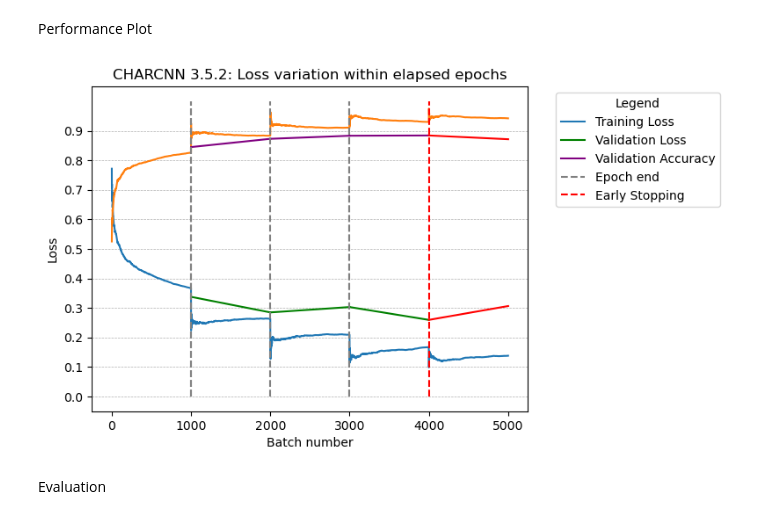
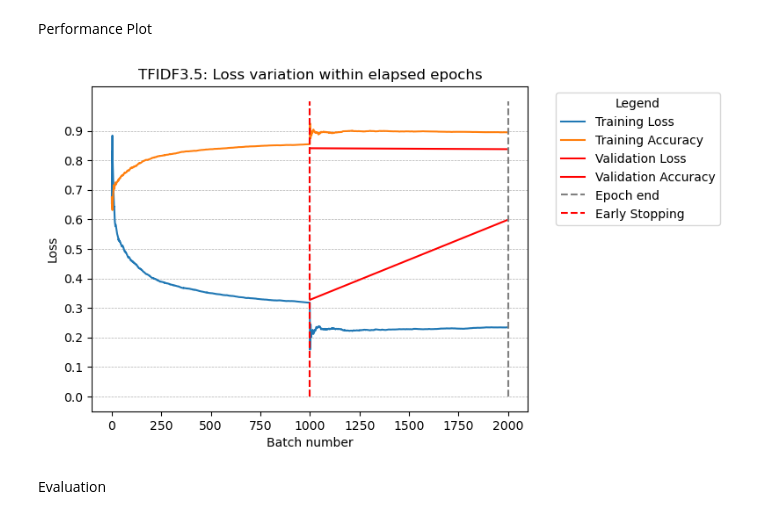
Before and after one commit to vebyorn/NHH, a Jupyter notebook: Deep Learning/BOWCNN.ipynb, the cells around one changed output. Drawn from its saved outputs; the diff is of its cells as text; code cells hidden in the pictures.

```diff
--- a/Deep Learning/BOWCNN.ipynb
+++ b/Deep Learning/BOWCNN.ipynb
@@ -114,7 +124,7 @@ Once this section is complete, there is no need to rerun it, unless changes to t
 #### Creating Test Sets
 # %%
 # selecting X and Y (change dataframe as you did above)
-X = selectDict('CHAR') # List: BOW, CHAR, tfIDF, LDABOC
+X = selectDict('tfIDF') # List: BOW, CHAR, tfIDF
 Y = bal['Scam'].values
 # %%
 # creating randomly selected balanced training and validation sets
@@ -168,17 +423,12 @@ class BatchAccuracyCallback(Callback):
 inputLayer = layers.Input(shape=(X_train_reshaped.shape[1], 1))
 
 #Convolutional layer
-conv1 = layers.Conv1D(128, 3, activation=gelu, padding='same')(inputLayer)
-conv2 = layers.Conv1D(128, 7, activation=gelu, padding='same')(inputLayer)
+conv1 = layers.Conv1D(128, 5, activation=gelu, padding='same')(inputLayer)
 max_pool1 = layers.MaxPooling1D()(conv1)
-max_pool2 = layers.MaxPooling1D()(conv2)
-
-#MaxPooling layer
-concat = layers.Concatenate()([max_pool1, max_pool2])
-drop1 = layers.Dropout(0.01)(concat)
+drop1 = layers.Dropout(0.01)(max_pool1)
 
 #Dense Layer
-flatten = layers.Flatten()(concat)
+flatten = layers.Flatten()(drop1)
 dense = layers.Dense(128, activation=gelu)(flatten)
 drop2 = layers.Dropout(0.01)(dense)
 bnorm1 = layers.BatchNormalization()(drop2)
@@ -194,7 +444,7 @@ output = layers.Dense(1, activation="sigmoid")(drop3)
 model = Model(inputs=inputLayer, outputs=output)
 # %%
 # Optimiser
-optimizer = optimizer = tfa.optimizers.RectifiedAdam(learning_rate=0.001, weight_decay=0.01)
+optimizer = tf.optimizers.Adam()
 
 
 # Callbacks
@@ -213,5 +482,5 @@ model.compile(loss='binary_crossentropy', optimizer=optimizer, metrics=['accurac
 History
 # %%
 # Train the model
-history = model.fit(X_train_reshaped, Y_train, epochs=100, validation_data=(X_val_reshaped, Y_val), batch_size=40, callbacks=callbacks_list)
+history = model.fit(X_train_reshaped, Y_train, epochs=5, validation_data=(X_val_reshaped, Y_val), batch_size=40, callbacks=callbacks_list)
 # %% [output]
@@ -231,36 +494,28 @@ Performance Plot
 # %%
 # Plot the batch-wise loss variation within the epoch
 plt.plot(np.arange(len(batch_loss_callback.batch_losses)), batch_loss_callback.batch_losses, label='Training Loss')
 # Plot the batch-wise accuracy variation within the epochs
-plt.plot(np.arange(len(batch_accuracy_callback.batch_accuracies)), batch_accuracy_callback.batch_accuracies)
+plt.plot(np.arange(len(batch_accuracy_callback.batch_accuracies)), batch_accuracy_callback.batch_accuracies, label='Training Accuracy')
 
 # draw line sbetween the points
-plt.plot([1000, 2000], [history.history['val_loss'][0], history.history['val_loss'][1]], color='green', label='Validation Loss')
-plt.plot([2000, 3000], [history.history['val_loss'][1], history.history['val_loss'][2]], color='green')
-plt.plot([3000, 4000], [history.history['val_loss'][2], history.history['val_loss'][3]], color='green')
-plt.plot([4000, 5000], [history.history['val_loss'][3], history.history['val_loss'][4]], color='red')
-plt.plot([1000, 2000], [history.history['val_accuracy'][0], history.history['val_accuracy'][1]], color='purple', label='Validation Accuracy')
-plt.plot([2000, 3000], [history.history['val_accuracy'][1], history.history['val_accuracy'][2]], color='purple')
-plt.plot([3000, 4000], [history.history['val_accuracy'][2], history.history['val_accuracy'][3]], color='purple')
-plt.plot([4000, 5000], [history.history['val_accuracy'][3], history.history['val_accuracy'][4]], color='red')
+plt.plot([1000, 2000], [history.history['val_loss'][0], history.history['val_loss'][1]], color='red', label='Validation Loss')
+
+plt.plot([1000, 2000], [history.history['val_accuracy'][0], history.history['val_accuracy'][1]], color='red', label='Validation Accuracy')
 
 # Lines
 plt.yticks(np.arange(0, 1, 0.1))
 plt.vlines(1000, 0, 1, colors='gray', linestyles='dashed', label='Epoch end')
-plt.vlines(1000, 0, 1, colors='gray', linestyles='dashed')
+plt.vlines(1000, 0, 1, colors='red', linestyles='dashed', label = 'Early Stopping')
 plt.vlines(2000, 0, 1, colors='gray', linestyles='dashed')
-plt.vlines(3000, 0, 1, colors='gray', linestyles='dashed')
-plt.vlines(4000, 0, 1, colors='red', linestyles='dashed', label = 'Early Stopping')
-plt.vlines(3000, 0, 1, colors='gray', linestyles='dashed')
 plt.xlabel('Batch number')
 plt.ylabel('Loss')
 plt.grid(axis='y', linestyle='--', linewidth=0.5)
-plt.title(f'CHARCNN 3.5.2: Loss variation within elapsed epochs')
+plt.title(f'TFIDF3.5: Loss variation within elapsed epochs')
 plt.legend(loc='upper left', bbox_to_anchor=(1.05, 1), title='Legend')
 
 plt.show()
 # %% [output]
-[figure, old version]
+[figure, new version]
 # %% [markdown]
 Evaluation
 # %%
```
Also changed, not shown: parts of 30 cells of this notebook, 1 other file.
